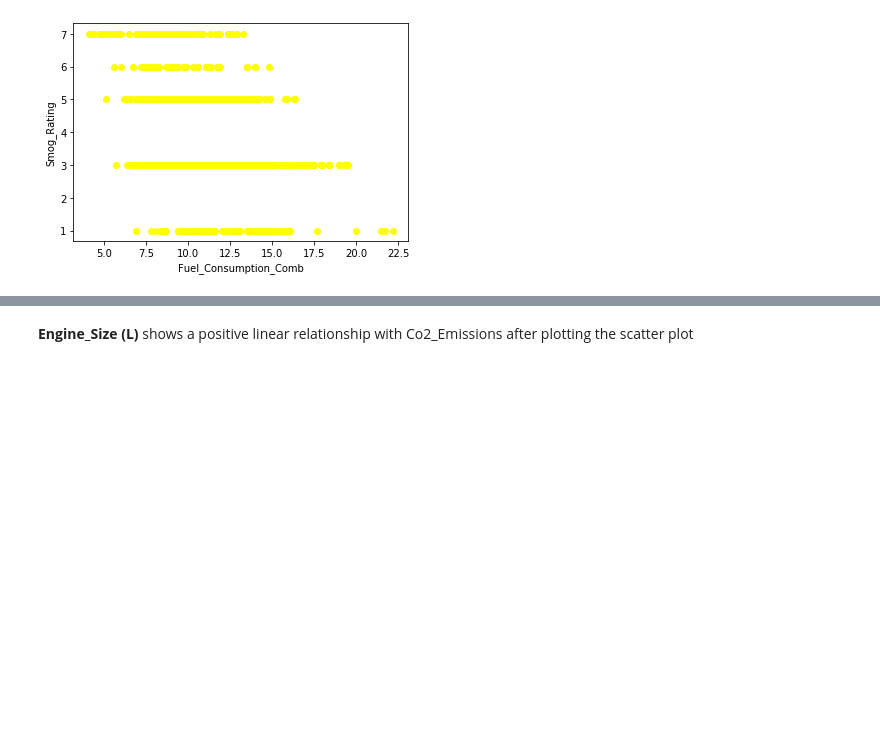
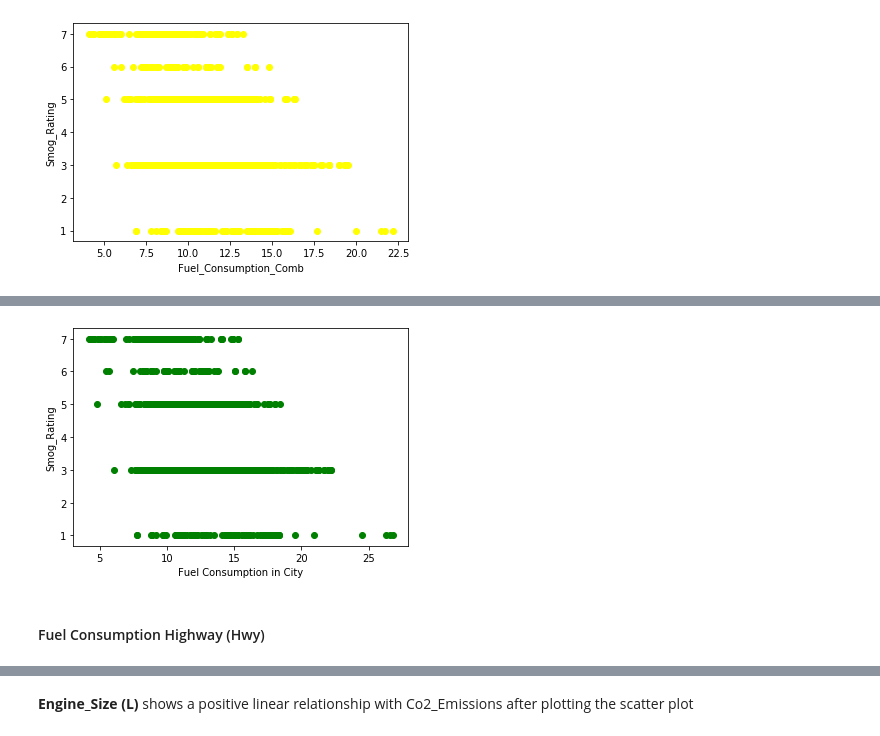
Before and after one commit to Devvrat53/Fuel-Consumption-of-Vehicle-in-Canada, a Jupyter notebook: Fuel_Consumption_Report_Canada.ipynb, the cells around one changed output, grey strips where cells are left out. Saved outputs shown, nothing was run; the diff lists cells and outputs as text; code cells hidden in the pictures; blank space fills up the shorter version.

```diff
--- a/Fuel_Consumption_Report_Canada.ipynb
+++ b/Fuel_Consumption_Report_Canada.ipynb
@@ -211,0 +230,9 @@ plt.show()
+# %%
+plt.scatter(cdf['Fuel_Consumption_City'], cdf['Smog_Rating'], color='green')
+plt.xlabel("Fuel Consumption in City")
+plt.ylabel("Smog_Rating")
+plt.show()
+# %% [output]
+[figure, added]
+# %% [markdown]
+#### Fuel Consumption Highway (Hwy)
```
Also changed, not shown: parts of 49 cells of this notebook.
